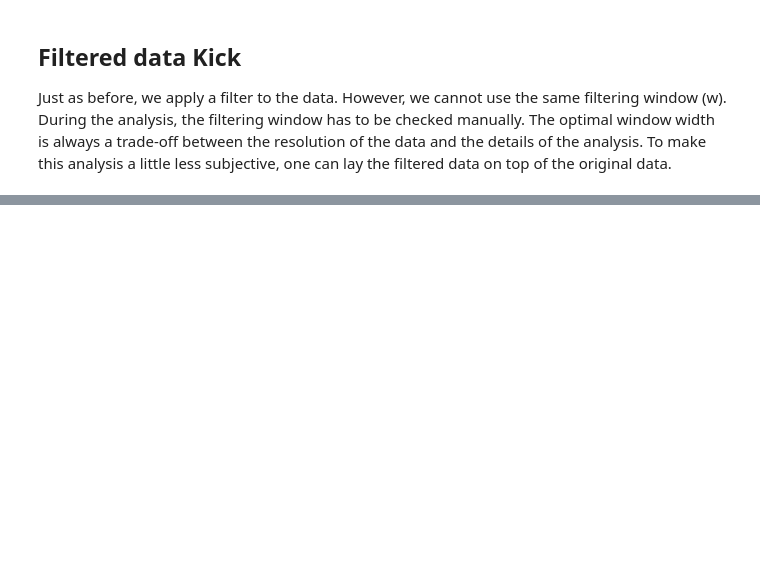
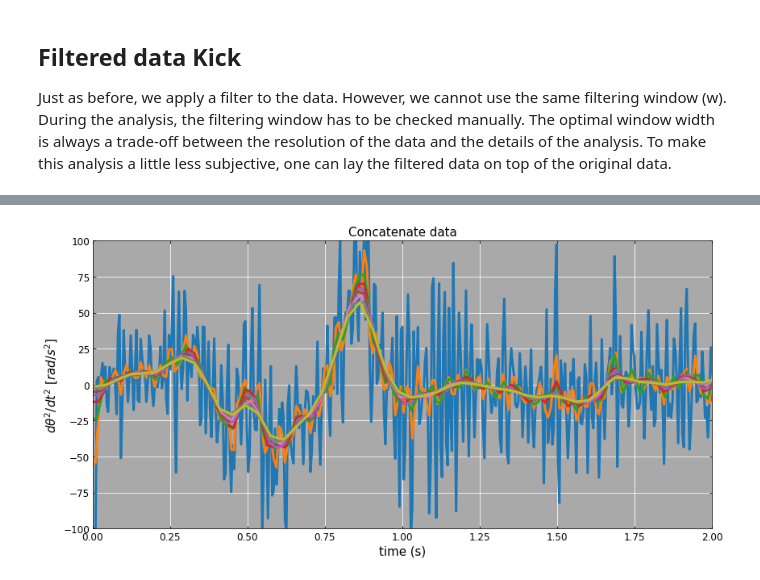
Before and after one commit to JBusink/Ndiff, a Jupyter notebook: code/Notebook_Pendulum.ipynb, the cells around one changed output, grey strips where cells are left out. Cells and saved outputs as stored; diff of their text form; code cells hidden in the pictures; blank space fills up the shorter version.

```diff
--- a/code/Notebook_Pendulum.ipynb
+++ b/code/Notebook_Pendulum.ipynb
@@ -407,0 +408,31 @@ plt.show()
+# %%
+max_I = []
+min_I=[]
+step_t = []
+fig,axes=plt.subplots(1,1,figsize=(12,6))
+for j in range(1,10,1):
+    x_opt = Angle[::j]
+    t_opt = Time[::j]
+    step_t.append(j)
+    der_slice1 = np.gradient(x_opt,t_opt)
+    der_slice2 = np.gradient(der_slice1,t_opt)
+
+    axes.plot(t_opt,der_slice2,lw=3,zorder=2)
+    axes.plot(Time, der2,color = 'black',lw=1,zorder=1)
+    axes.set_title('Concatenate data',fontsize=15)
+
+    for i in range(2):
+        axes.set_ylim(-100,100)
+        axes.set_xlim(0,2)
+        axes.set_xlabel('time (s)',fontsize=15)
+        axes.tick_params(direction="in",labelsize=12,bottom = True,top = True,left= True,right=True) #inward direction of tick-lines
+        axes.set_ylabel(r'$d\theta^2/dt^2$ $[rad/s^2]$',fontsize=15)
+        axes.set_facecolor('darkgray')
+        axes.grid(True,color='white')
+    max_I.append(np.max(der_slice2))
+    min_I.append(np.min(der_slice2))
+
+plt.tight_layout()
+plt.show()
+# %% [output]
+[figure, added]
```
Also changed, not shown: parts of 9 cells of this notebook.
